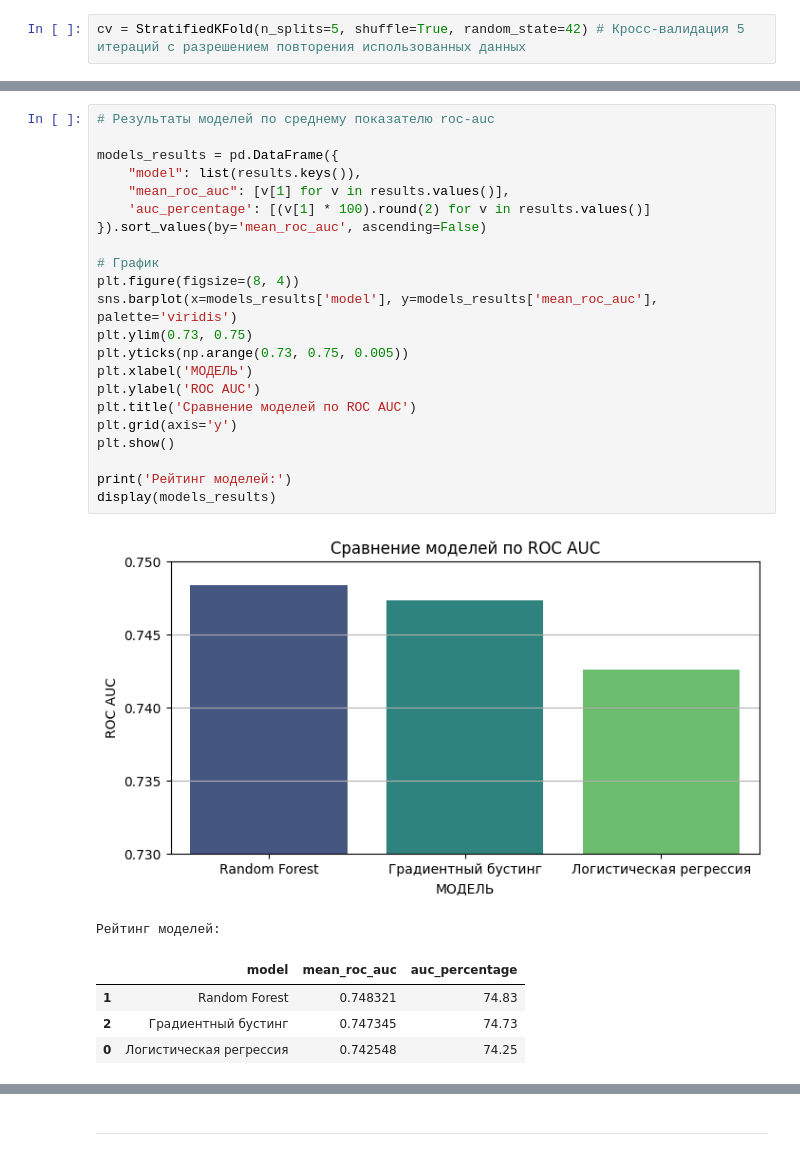
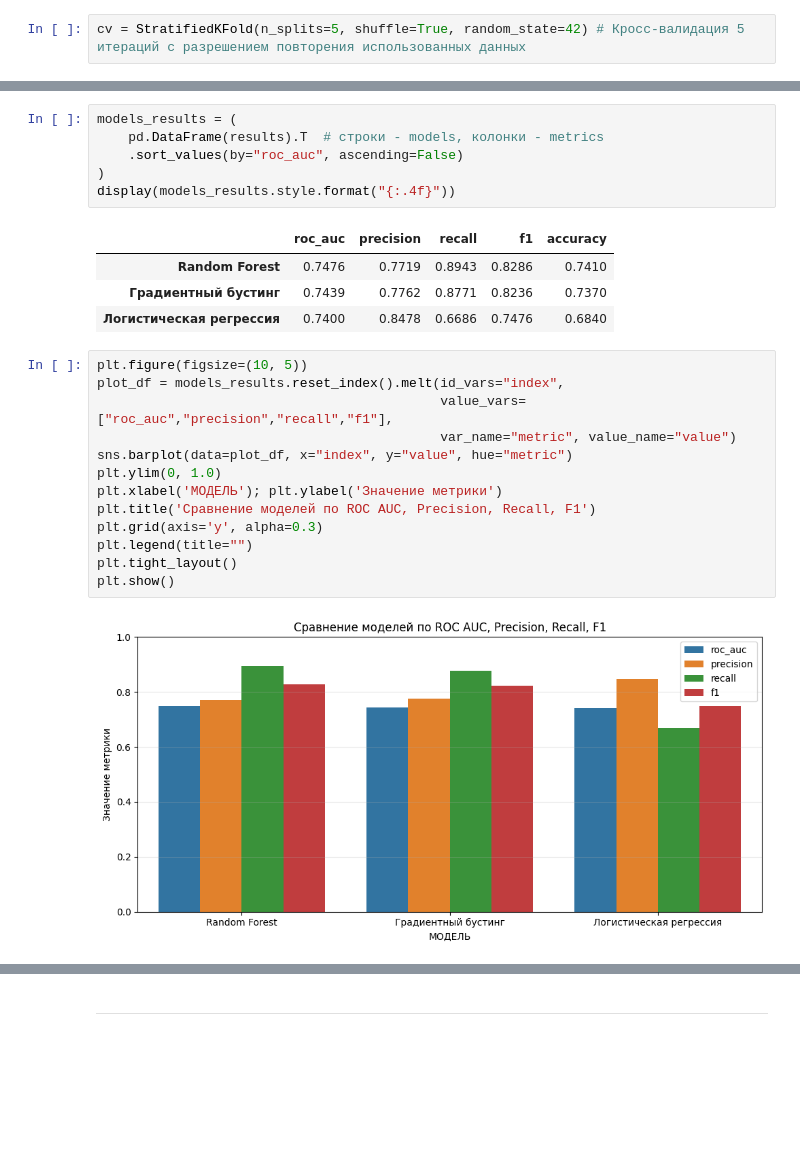
Before and after one commit to Ejtolf/german_credit_default_prediction, a Jupyter notebook: notebooks/credit-risk-model.ipynb, the cells around one changed output, grey strips where cells are left out. Cells and saved outputs as stored; diff of their text form; blank space fills up the shorter version.

```diff
--- a/notebooks/credit-risk-model.ipynb
+++ b/notebooks/credit-risk-model.ipynb
@@ -558,29 +559,26 @@ ________________________________________________________________________________
+# %%
+models_results = (
+    pd.DataFrame(results).T  # строки - models, колонки - metrics
+    .sort_values(by="roc_auc", ascending=False)
+)
+display(models_results.style.format("{:.4f}"))
+# %% [output]
+|  | roc_auc | precision | recall | f1 | accuracy |
+| Random Forest | 0.7476 | 0.7719 | 0.8943 | 0.8286 | 0.7410 |
+| Градиентный бустинг | 0.7439 | 0.7762 | 0.8771 | 0.8236 | 0.7370 |
+| Логистическая регрессия | 0.7400 | 0.8478 | 0.6686 | 0.7476 | 0.6840 |
 # %%
-# Результаты моделей по среднему показателю roc-auc
-
-models_results = pd.DataFrame({
-    "model": list(results.keys()),
-    "mean_roc_auc": [v[1] for v in results.values()],
-    'auc_percentage': [(v[1] * 100).round(2) for v in results.values()]
-}).sort_values(by='mean_roc_auc', ascending=False)
-
-# График
-plt.figure(figsize=(8, 4))
-sns.barplot(x=models_results['model'], y=models_results['mean_roc_auc'], palette='viridis')
-plt.ylim(0.73, 0.75)
-plt.yticks(np.arange(0.73, 0.75, 0.005))
-plt.xlabel('МОДЕЛЬ')
-plt.ylabel('ROC AUC')
-plt.title('Cравнение моделей по ROC AUC')
-plt.grid(axis='y')
+plt.figure(figsize=(10, 5))
+plot_df = models_results.reset_index().melt(id_vars="index",
+                                            value_vars=["roc_auc","precision","recall","f1"],
+                                            var_name="metric", value_name="value")
+sns.barplot(data=plot_df, x="index", y="value", hue="metric")
+plt.ylim(0, 1.0)
+plt.xlabel('МОДЕЛЬ'); plt.ylabel('Значение метрики')
+plt.title('Сравнение моделей по ROC AUC, Precision, Recall, F1')
+plt.grid(axis='y', alpha=0.3)
+plt.legend(title="")
+plt.tight_layout()
 plt.show()
-
-print('Рейтинг моделей:')
-display(models_results)
 # %% [output]
-[figure, old version]
+[figure, new version]
-Рейтинг моделей:
-|  | model | mean_roc_auc | auc_percentage |
-| 1 | Random Forest | 0.748321 | 74.83 |
-| 2 | Градиентный бустинг | 0.747345 | 74.73 |
-| 0 | Логистическая регрессия | 0.742548 | 74.25 |
```
Also changed, not shown: parts of 5 cells of this notebook, 1 other file.
